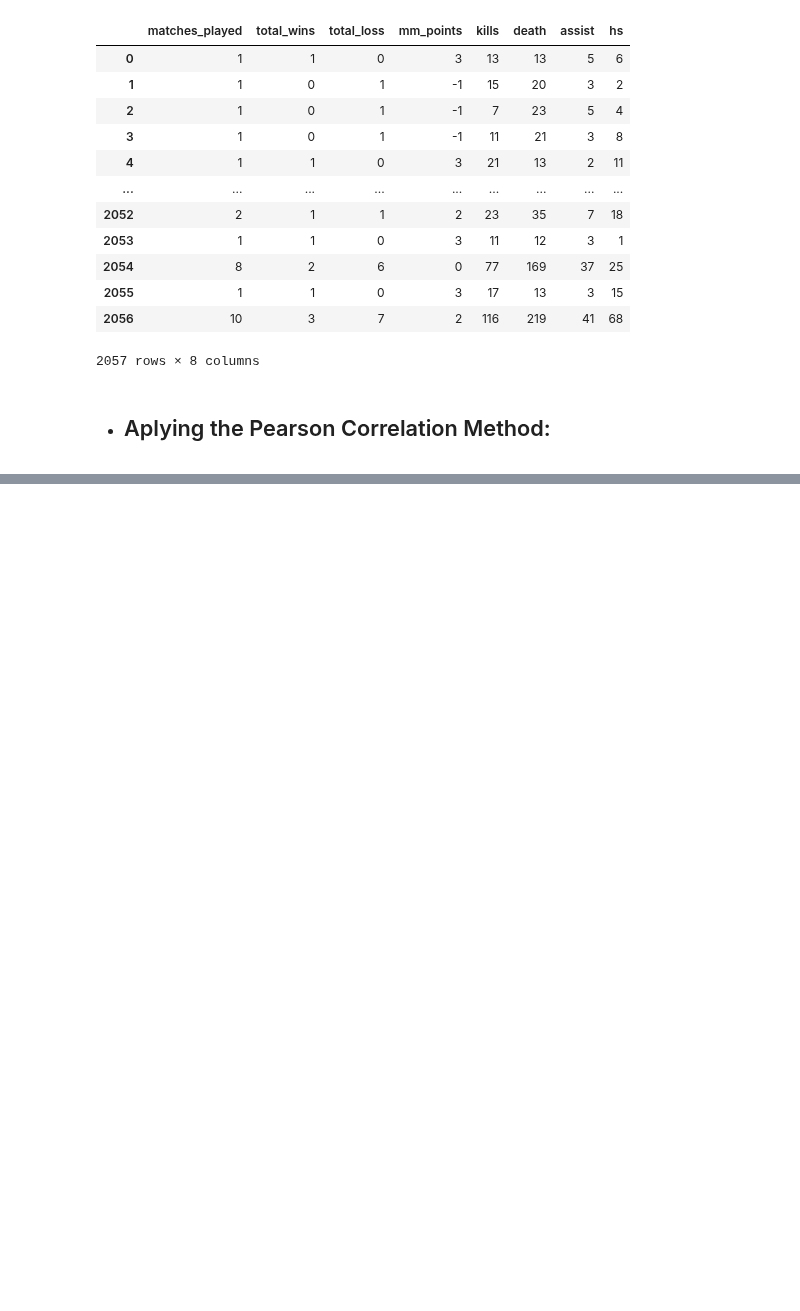
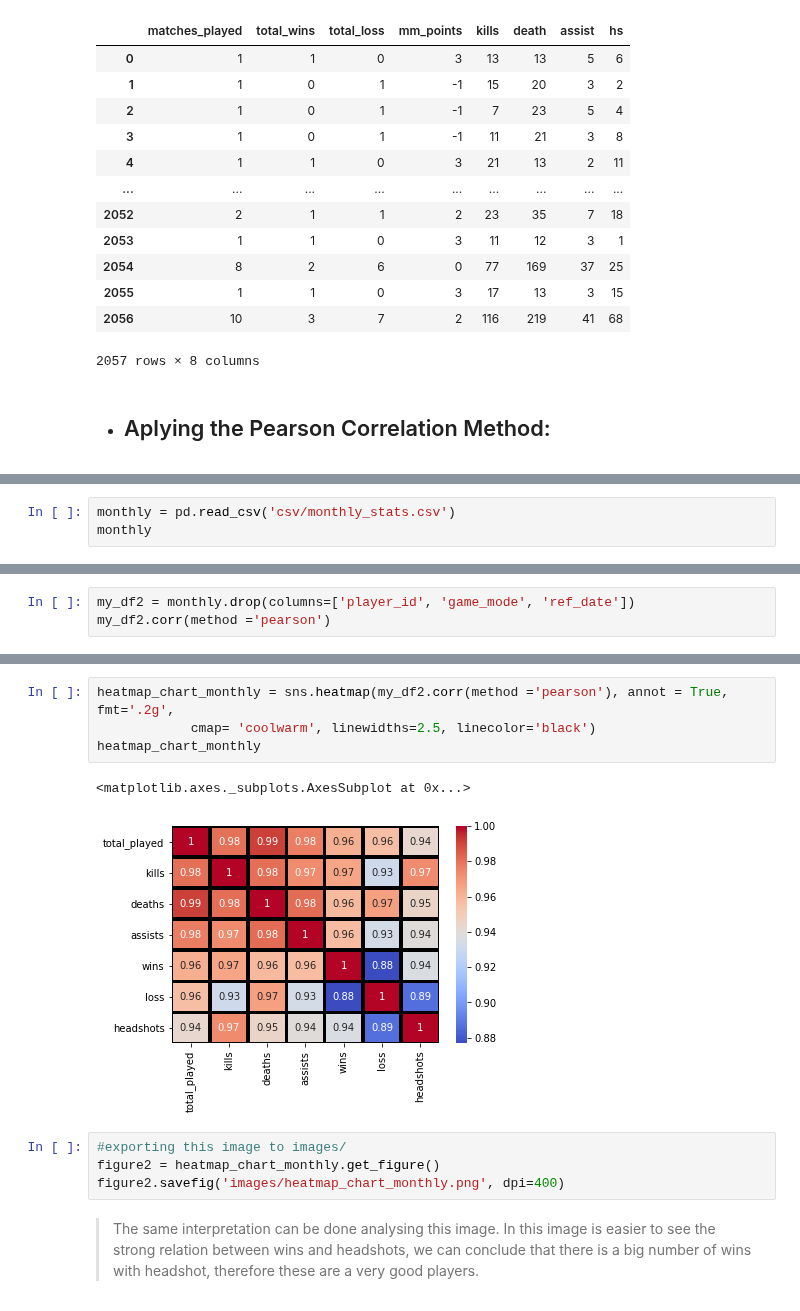
Before and after one commit to victor-s-santos/DataAnalystic-Test, a Jupyter notebook: Analysis.ipynb, the cells around one changed output, grey strips where cells are left out. Saved outputs shown, nothing was run; the diff lists cells and outputs as text; blank space fills up the shorter version.

Commit message:
correlation has been done

```diff
--- a/Analysis.ipynb
+++ b/Analysis.ipynb
@@ -195,0 +207,3 @@ heatmap_chart
+# %%
+monthly = pd.read_csv('csv/monthly_stats.csv')
+monthly
@@ -195,0 +224,3 @@ heatmap_chart
+# %%
+my_df2 = monthly.drop(columns=['player_id', 'game_mode', 'ref_date'])
+my_df2.corr(method ='pearson')
@@ -195,0 +236,13 @@ heatmap_chart
+# %%
+heatmap_chart_monthly = sns.heatmap(my_df2.corr(method ='pearson'), annot = True, fmt='.2g',
+            cmap= 'coolwarm', linewidths=2.5, linecolor='black')
+heatmap_chart_monthly
+# %% [output]
+<matplotlib.axes._subplots.AxesSubplot at 0x...>
+[figure, added]
+# %%
+#exporting this image to images/
+figure2 = heatmap_chart_monthly.get_figure()
+figure2.savefig('images/heatmap_chart_monthly.png', dpi=400)
+# %% [markdown]
+>The same interpretation can be done analysing this image. In this image is easier to see the strong relation between wins and headshots, we can conclude that there is a big number of wins with headshot, therefore these are a very good players.
```
Also changed, not shown: parts of 5 cells of this notebook.
